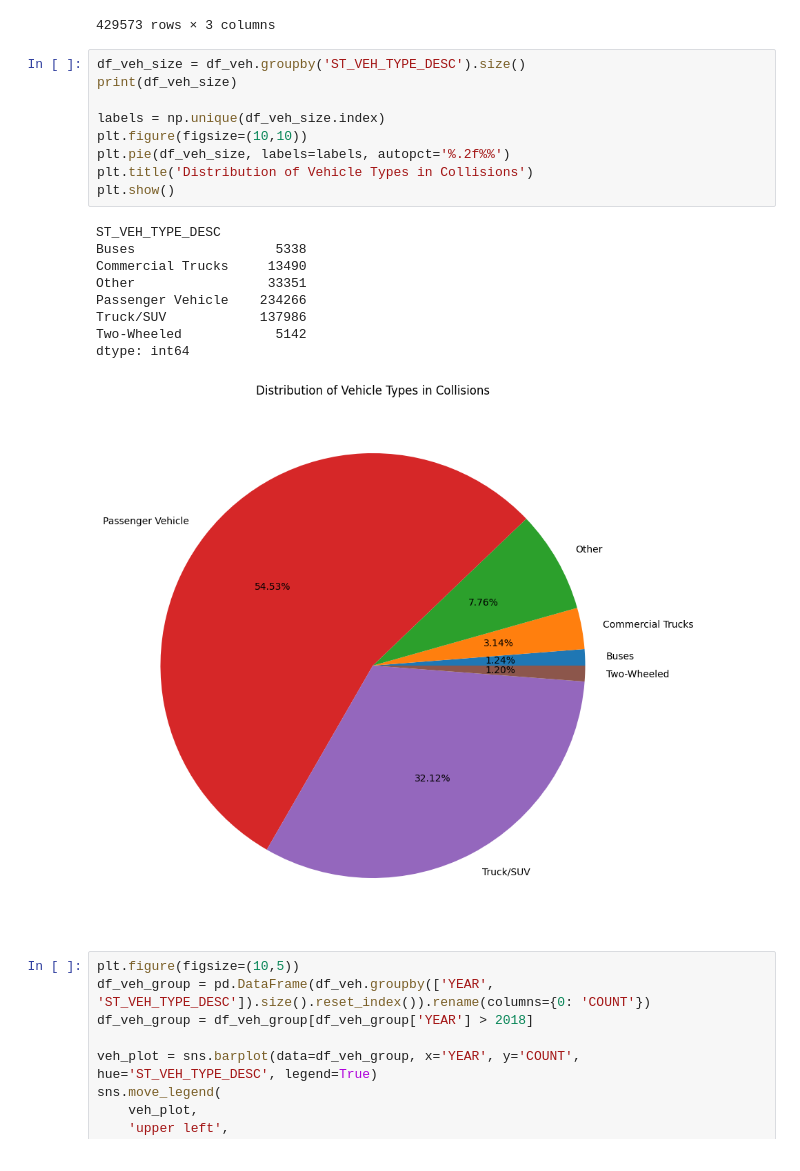
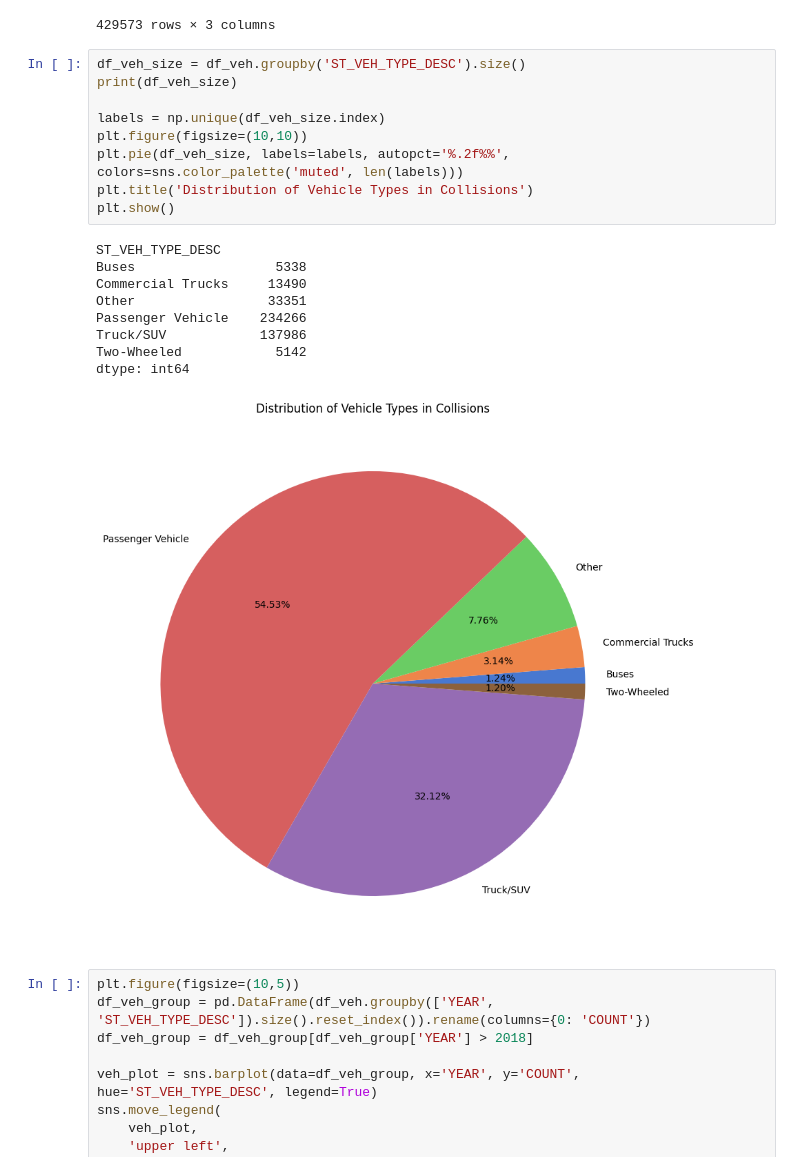
Before and after one commit to trenton-pham/Seattle-Collision-Analysis, a Jupyter notebook: eda.ipynb, the cells around one changed output. Saved outputs shown, nothing was run; the diff lists cells and outputs as text.

```diff
--- a/eda.ipynb
+++ b/eda.ipynb
@@ -251,22 +267,22 @@ df_veh
 # %%
 df_veh_size = df_veh.groupby('ST_VEH_TYPE_DESC').size()
 print(df_veh_size)
 
 labels = np.unique(df_veh_size.index)
 plt.figure(figsize=(10,10))
-plt.pie(df_veh_size, labels=labels, autopct='%.2f%%')
+plt.pie(df_veh_size, labels=labels, autopct='%.2f%%', colors=sns.color_palette('muted', len(labels)))
 plt.title('Distribution of Vehicle Types in Collisions')
 plt.show()
 # %% [output]
 ST_VEH_TYPE_DESC
 Buses                  5338
 Commercial Trucks     13490
 Other                 33351
 Passenger Vehicle    234266
 Truck/SUV            137986
 Two-Wheeled            5142
 dtype: int64
-[figure, old version]
+[figure, new version]
 # %%
 plt.figure(figsize=(10,5))
 df_veh_group = pd.DataFrame(df_veh.groupby(['YEAR', 'ST_VEH_TYPE_DESC']).size().reset_index()).rename(columns={0: 'COUNT'})
```
Also changed, not shown: parts of 11 cells of this notebook, 2 other files.
